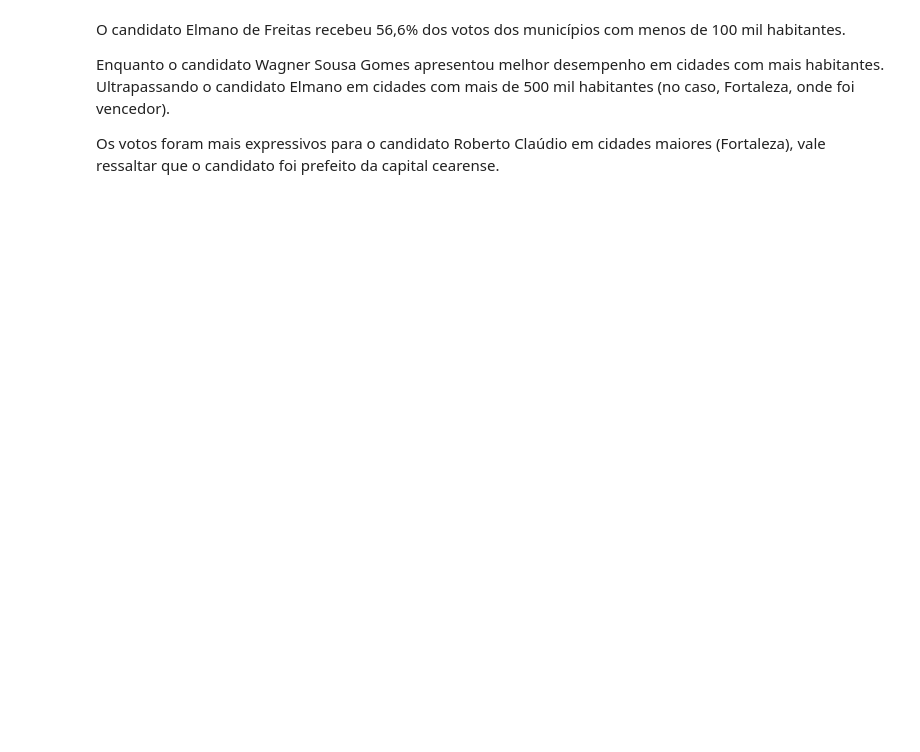
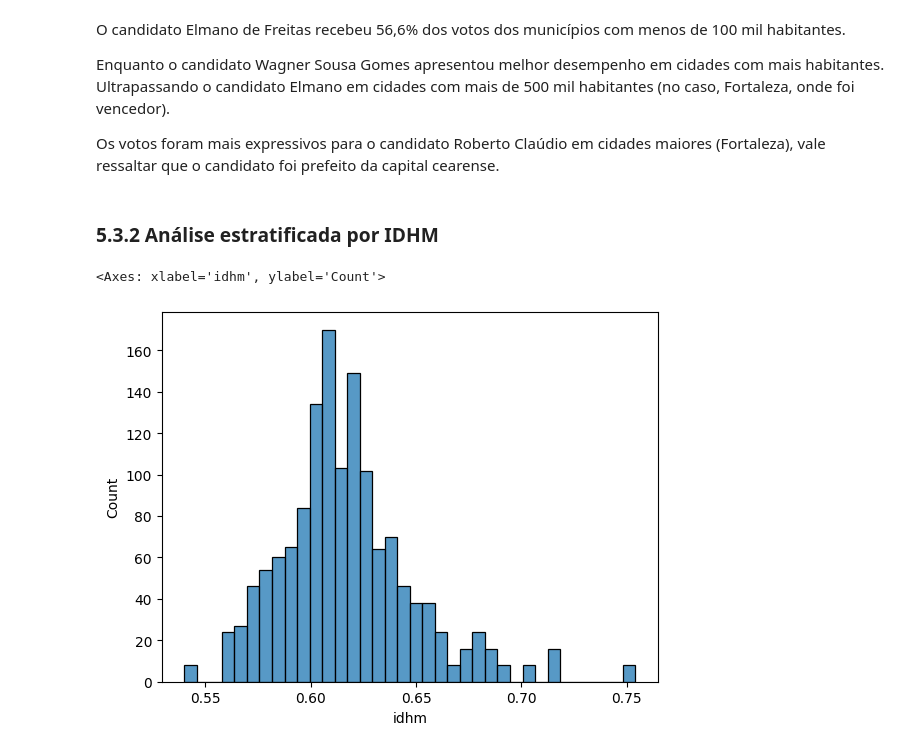
Before and after one commit to DamodaraBarbosa/clustering_municipios_eleicoes_2022_ceara, a Jupyter notebook: 05_data_analysis_eleicoes_ceara_2022.ipynb, the cells around one changed output. Saved outputs shown, nothing was run; the diff lists cells and outputs as text; code cells hidden in the pictures; blank space fills up the shorter version.

```diff
--- a/05_data_analysis_eleicoes_ceara_2022.ipynb
+++ b/05_data_analysis_eleicoes_ceara_2022.ipynb
@@ -953,3 +952,10 @@ O candidato Elmano de Freitas recebeu 56,6% dos votos dos municípios com menos
 Enquanto o candidato Wagner Sousa Gomes apresentou melhor desempenho em cidades com mais habitantes. Ultrapassando o candidato Elmano em cidades com mais de 500 mil habitantes (no caso, Fortaleza, onde foi vencedor).
 
 Os votos foram mais expressivos para o candidato Roberto Claúdio em cidades maiores (Fortaleza), vale ressaltar que o candidato foi prefeito da capital cearense.
+# %% [markdown]
+### 5.3.2 Análise estratificada por IDHM
+# %%
+sns.histplot(data= votos_por_municipio, x= 'idhm')
+# %% [output]
+<Axes: xlabel='idhm', ylabel='Count'>
+[figure, added]
```
Also changed, not shown: parts of 12 cells of this notebook.
